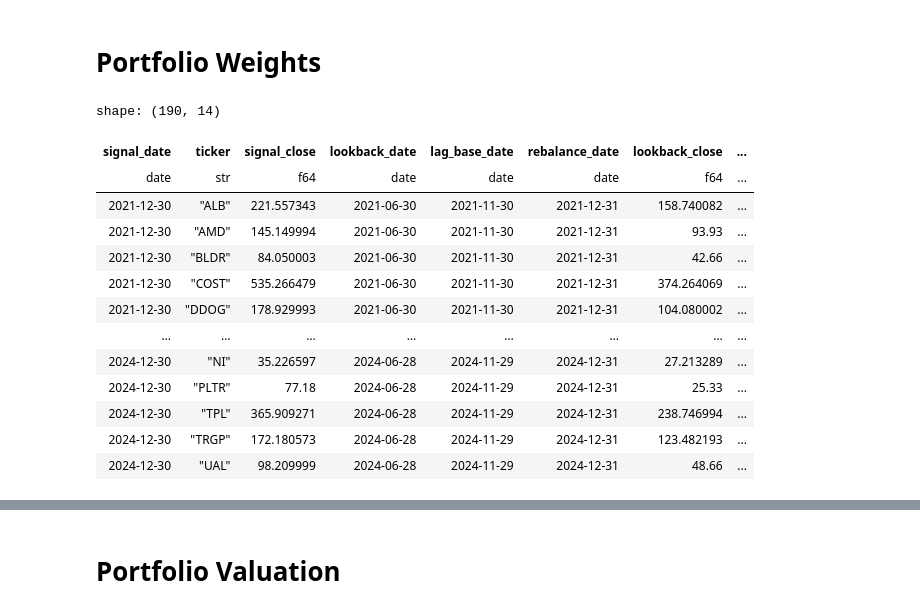
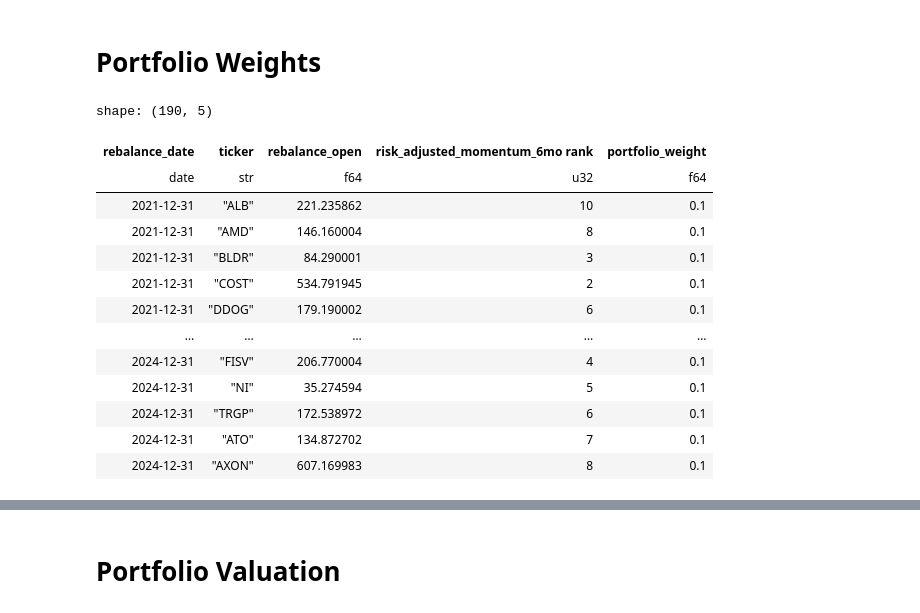
Before and after one commit to Luuuuuuuucas/polars-investment-strategy, a Jupyter notebook: notebooks/test_notebook.ipynb, the cells around one changed output, grey strips where cells are left out. Saved outputs shown, nothing was run; the diff lists cells and outputs as text; code cells hidden in the pictures.

Commit message:
Add rank buffer portfolio construction

```diff
--- a/notebooks/test_notebook.ipynb
+++ b/notebooks/test_notebook.ipynb
@@ -157,7 +159,7 @@ shape: (9_557, 10)
 # %%
 past_std = calculate_past_returns_std(
     cleaned_close_prices_dataset=close_price,
-    factor_reference_table=past_returns,
+    factor_reference_table=momentum,
     date_mapping_df=date_mapping_df,
     lookback_period_for_total_returns=LOOKBACK_PERIOD,
     lookback_period_unit=LOOKBACK_PERIOD_UNIT,
@@ -223,11 +225,13 @@ shape: (9_557, 13)
 | 2024-12-30 | "ZBH" | 103.810539 | 2024-06-28 | 2024-11-29 | 2024-12-31 | 106.416763 | ... |
 | 2024-12-30 | "ZBRA" | 383.850006 | 2024-06-28 | 2024-11-29 | 2024-12-31 | 308.929993 | ... |
 | 2024-12-30 | "ZTS" | 157.64212 | 2024-06-28 | 2024-11-29 | 2024-12-31 | 167.649979 | ... |
+# %%
+rank_col = f"risk_adjusted_momentum_{LOOKBACK_PERIOD}{LOOKBACK_PERIOD_UNIT} rank"
 # %%
-filtered_ticker = filter_top_ranked(
+ranked_candidates = filter_ranked_candidates(
     ranked_signal_df=signal_ranked,
-    rank_col=f"risk_adjusted_momentum_{LOOKBACK_PERIOD}{LOOKBACK_PERIOD_UNIT} rank",
-    top_n=TOP_N,
+    rank_col=rank_col,
+    rank_buffer=RANK_BUFFER,
 )
-filtered_ticker
+ranked_candidates
 # %% [output]
@@ -268,0 +293,8 @@ shape: (190, 13)
+# %%
+portfolio_basket = construct_portfolio(
+    ranked_candidates=ranked_candidates,
+    rebalance_dates=rebalance_date,
+    rank_col=rank_col,
+    top_n=TOP_N,
+)
+portfolio_basket
@@ -270,24 +317,24 @@ shape: (190, 13)
 # Portfolio Weights
 # %%
 equal_weighted_portfolio = construct_portfolio_weights(
-    filtered_signal_df=filtered_ticker, weighting_method="equal_weighted"
+    portfolio_basket=portfolio_basket, weighting_method="equal_weighted"
 )
 equal_weighted_portfolio
 # %% [output]
-shape: (190, 14)
+shape: (190, 5)
-| signal_date | ticker | signal_close | lookback_date | lag_base_date | rebalance_date | lookback_close | ... |
-| date | str | f64 | date | date | date | f64 | ... |
-| 2021-12-30 | "ALB" | 221.557343 | 2021-06-30 | 2021-11-30 | 2021-12-31 | 158.740082 | ... |
-| 2021-12-30 | "AMD" | 145.149994 | 2021-06-30 | 2021-11-30 | 2021-12-31 | 93.93 | ... |
-| 2021-12-30 | "BLDR" | 84.050003 | 2021-06-30 | 2021-11-30 | 2021-12-31 | 42.66 | ... |
-| 2021-12-30 | "COST" | 535.266479 | 2021-06-30 | 2021-11-30 | 2021-12-31 | 374.264069 | ... |
-| 2021-12-30 | "DDOG" | 178.929993 | 2021-06-30 | 2021-11-30 | 2021-12-31 | 104.080002 | ... |
-| … | … | … | … | … | … | … | ... |
-| 2024-12-30 | "NI" | 35.226597 | 2024-06-28 | 2024-11-29 | 2024-12-31 | 27.213289 | ... |
-| 2024-12-30 | "PLTR" | 77.18 | 2024-06-28 | 2024-11-29 | 2024-12-31 | 25.33 | ... |
-| 2024-12-30 | "TPL" | 365.909271 | 2024-06-28 | 2024-11-29 | 2024-12-31 | 238.746994 | ... |
-| 2024-12-30 | "TRGP" | 172.180573 | 2024-06-28 | 2024-11-29 | 2024-12-31 | 123.482193 | ... |
-| 2024-12-30 | "UAL" | 98.209999 | 2024-06-28 | 2024-11-29 | 2024-12-31 | 48.66 | ... |
+| rebalance_date | ticker | rebalance_open | risk_adjusted_momentum_6mo rank | portfolio_weight |
+| date | str | f64 | u32 | f64 |
+| 2021-12-31 | "ALB" | 221.235862 | 10 | 0.1 |
+| 2021-12-31 | "AMD" | 146.160004 | 8 | 0.1 |
+| 2021-12-31 | "BLDR" | 84.290001 | 3 | 0.1 |
+| 2021-12-31 | "COST" | 534.791945 | 2 | 0.1 |
+| 2021-12-31 | "DDOG" | 179.190002 | 6 | 0.1 |
+| … | … | … | … | … |
+| 2024-12-31 | "FISV" | 206.770004 | 4 | 0.1 |
+| 2024-12-31 | "NI" | 35.274594 | 5 | 0.1 |
+| 2024-12-31 | "TRGP" | 172.538972 | 6 | 0.1 |
+| 2024-12-31 | "ATO" | 134.872702 | 7 | 0.1 |
+| 2024-12-31 | "AXON" | 607.169983 | 8 | 0.1 |
 # %%
 rebalance_allocation_df = prepare_rebalance_allocation_df(
     weighted_portfolio_signal_df=equal_weighted_portfolio
```
Also changed, not shown: parts of 44 cells of this notebook, 4 other files.
